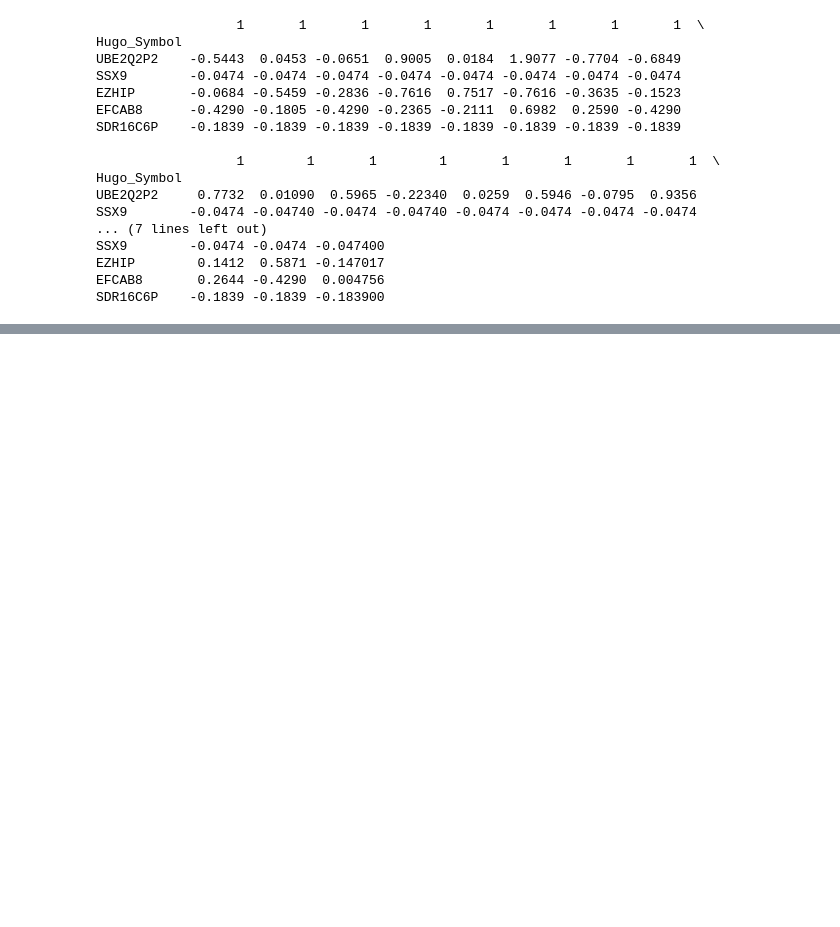
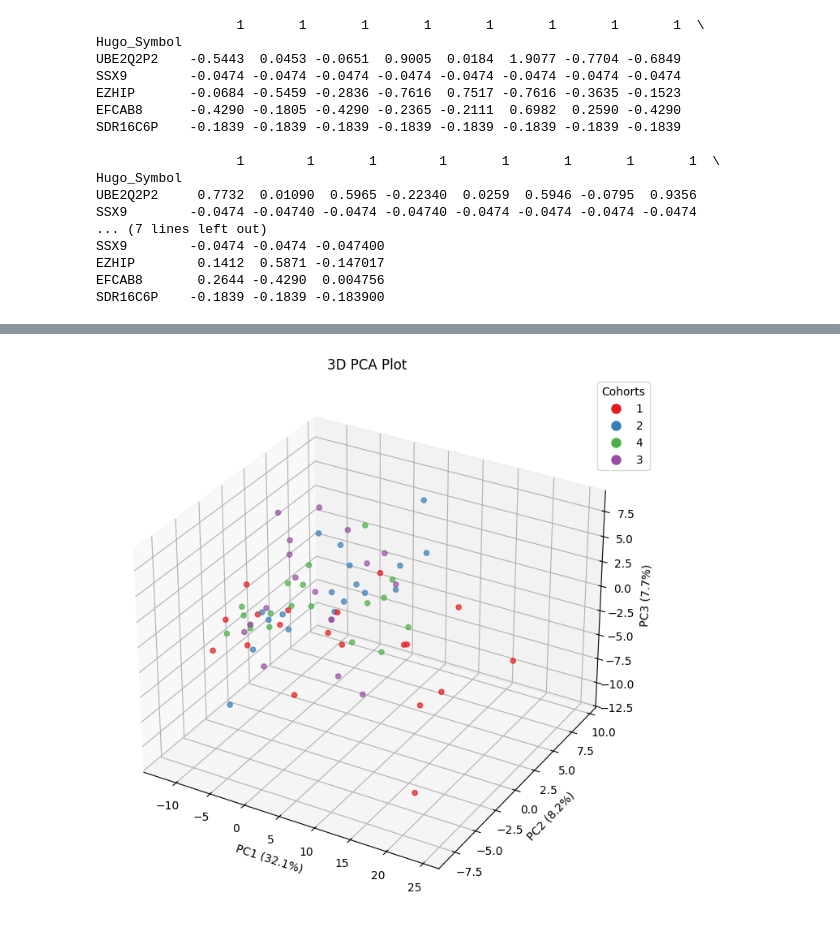
Before and after one commit to nocturnal-design/TCGA_Analysis, a Jupyter notebook: heatmap.ipynb, the cells around one changed output, grey strips where cells are left out. Cells and saved outputs as stored; diff of their text form; code cells hidden in the pictures; blank space fills up the shorter version.

```diff
--- a/heatmap.ipynb
+++ b/heatmap.ipynb
@@ -359,0 +360,3 @@ ax = dotplot(enr.results,
+# %%
+parent_bchem_T = parent_bchem.loc[cluster].T
+print(parent_bchem_T.head())
@@ -359,0 +381,11 @@ ax = dotplot(enr.results,
+# %%
+# # Remove columns with repeated names
+# total_data = data.loc[:, ~parent_bchem.columns.duplicated()]
+
+# # Drop non-numeric columns (assuming the first 3 columns are metadata)
+# gene_expression = total_data.iloc[:, 0:]  # Exclude the label column
+
+# Convert to numpy array
+parent_bchem_T_vals = parent_bchem_T.values
+
+print(parent_bchem_T_vals)
@@ -359,0 +406,45 @@ ax = dotplot(enr.results,
+# %%
+import matplotlib.pyplot as plt
+from sklearn.decomposition import PCA
+
+# Perform PCA
+pca = PCA(n_components=3)
+gene_expression_pca = pca.fit_transform(parent_bchem_T_vals)
+
+# Get % variance explained
+explained_var = pca.explained_variance_ratio_ * 100  # convert to percent
+
+# Get cohort labels
+cohorts = parent_bchem.columns
+unique_labels = list(set(cohorts))
+color_map = {label: color for label, color in zip(unique_labels, plt.cm.Set1.colors)}
+colors = cohorts.map(color_map)
+
+# Create 3D scatter plot
+fig = plt.figure(figsize=(10, 7))
+ax = fig.add_subplot(111, projection='3d')
+
+# Plot PCA
+scatter = ax.scatter(
+    gene_expression_pca[:, 0],
+    gene_expression_pca[:, 1],
+    gene_expression_pca[:, 2],
+    c=colors, alpha=0.7
+)
+
+ax.set_xlabel(f'PC1 ({explained_var[0]:.1f}%)')
+ax.set_ylabel(f'PC2 ({explained_var[1]:.1f}%)')
+ax.set_zlabel(f'PC3 ({explained_var[2]:.1f}%)')
+ax.set_title('3D PCA Plot')
+
+# Legend
+legend_patches = [
+    plt.Line2D([0], [0], marker='o', color='w', label=label, markersize=10, markerfacecolor=color)
+    for label, color in color_map.items()
+]
+ax.legend(handles=legend_patches, title='Cohorts', loc='best', bbox_to_anchor=(1.05, 1))
+
+plt.tight_layout()
+plt.show()
+# %% [output]
+[figure, added]
```
Also changed, not shown: parts of 8 cells of this notebook.
